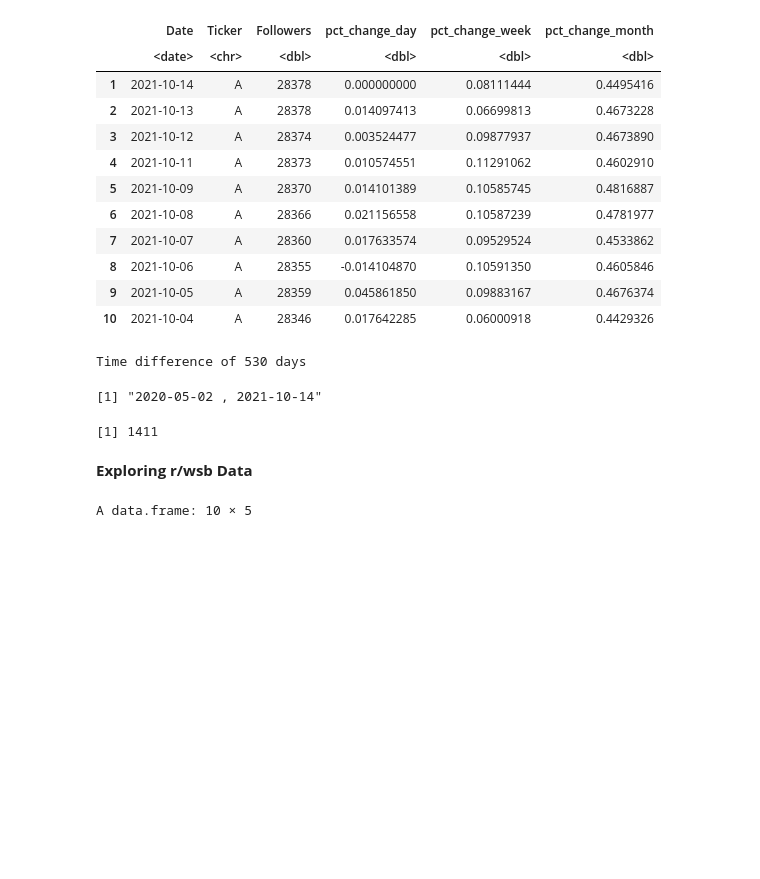
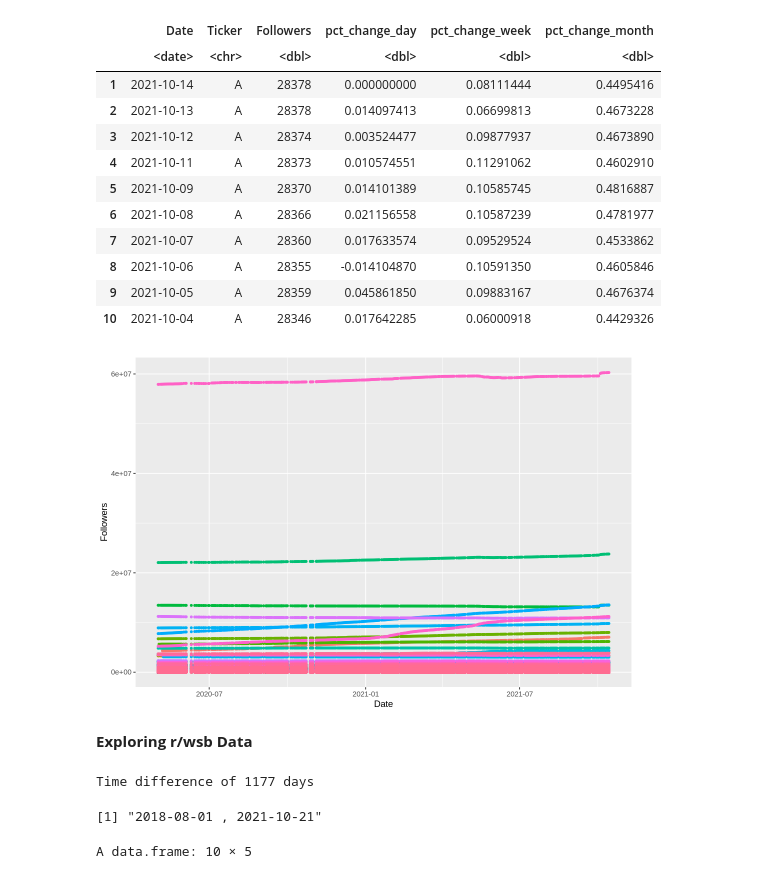
Before and after one commit to limshaocong/analyticsEdge, a Jupyter notebook: Data_Exploration.ipynb, the cells around one changed output. Drawn from its saved outputs; the diff is of its cells as text; code cells hidden in the pictures; blank space fills up the shorter version.

```diff
--- a/Data_Exploration.ipynb
+++ b/Data_Exploration.ipynb
@@ -289,21 +307,27 @@ A data.frame: 10 × 6
 | 8 | 2021-10-06 | A | 28355 | -0.014104870 | 0.10591350 | 0.4605846 |
 | 9 | 2021-10-05 | A | 28359 | 0.045861850 | 0.09883167 | 0.4676374 |
 | 10 | 2021-10-04 | A | 28346 | 0.017642285 | 0.06000918 | 0.4429326 |
-# %%
-first = min(twitter.follower$Date)
-last = max(twitter.follower$Date)
-last - first
-paste(first, ",", last)
-length(unique(twitter.follower$Ticker))
-# %% [output]
-Time difference of 530 days
-[1] "2020-05-02 , 2021-10-14"
-[1] 1411
+# %%
+# Followe count spans 7 orders of magnitude
+twitter.follower %>%
+  ggplot(aes(x = Date, y = Followers, group = Ticker, color = Ticker)) +
+  geom_point(size = 1) +
+  theme(legend.position = "none")
+# %% [output]
+[figure, added]
 # %% [markdown]
 **Exploring r/wsb Data**
 # %%
 wsb.sentiment = read.csv(wsb.sentiment.path)
 wsb.sentiment$Date <- ymd(wsb.sentiment$Date)
+# %%
+first = min(wsb.sentiment$Date)
+last = max(wsb.sentiment$Date)
+last - first
+paste(first, ",", last)
+# %% [output]
+Time difference of 1177 days
+[1] "2018-08-01 , 2021-10-21"
 # %%
 head(wsb.sentiment, 10)
 # %% [output]
```
Also changed, not shown: parts of 11 cells of this notebook.
